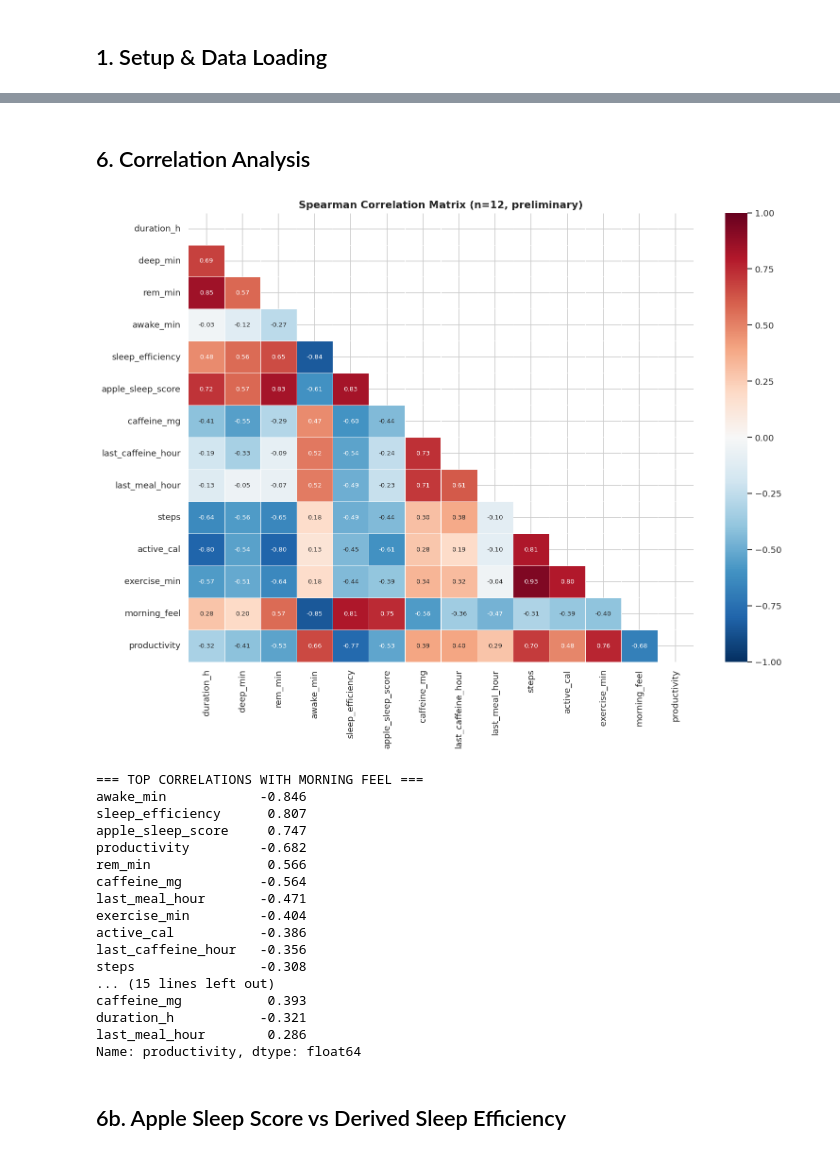
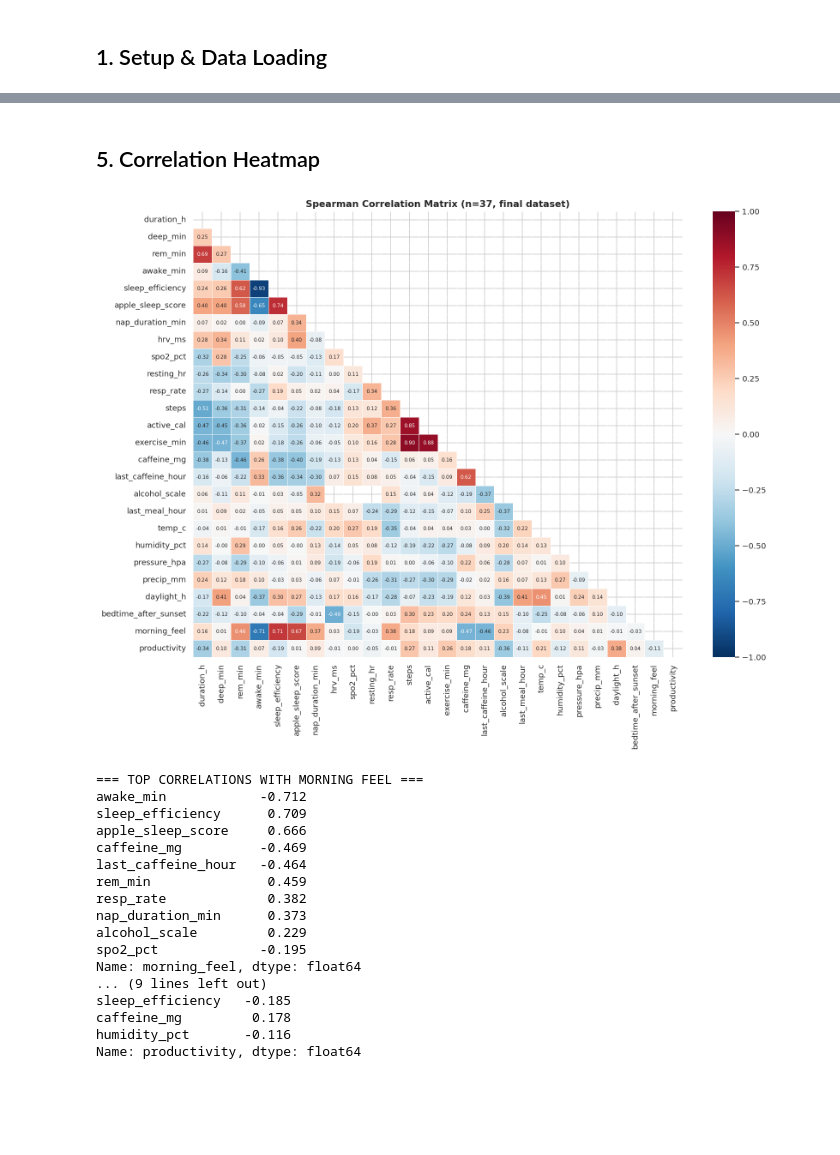
Before and after one commit to delbek/dsa_210, a Jupyter notebook: notebooks/eda_run.ipynb, the cells around one changed output, grey strips where cells are left out. Cells and saved outputs as stored; diff of their text form; code cells hidden in the pictures; blank space fills up the shorter version.

```diff
--- a/notebooks/eda_run.ipynb
+++ b/notebooks/eda_run.ipynb
@@ -20,11 +20,8 @@ plt.rcParams['figure.dpi'] = 120
 plt.rcParams['font.size'] = 11
 
 df = pd.read_csv('../data/sleep_data.csv', parse_dates=['date'])
-
-# Drop April 10 (no Watch data) and April 14 self-log (not yet filled)
-df_full = df[df['morning_feel'].notna() & df['bedtime_hour'].notna()].copy()
-
-print(f'Total nights with complete data: {len(df_full)}')
-print(f'Date range: {df_full["date"].min().date()} → {df_full["date"].max().date()}')
-df_full.head()
+df_ml = df[df[['duration_h','morning_feel','productivity']].notna().all(axis=1)].copy().reset_index(drop=True)
+print(f'Full dataset: {len(df)} rows × {df.shape[1]} cols')
+print(f'Complete observations: {len(df_ml)}')
+df.head(3)
 # %% [output]
@@ -220,47 +133,41 @@ plt.show()
 # %% [markdown]
-## 6. Correlation Analysis
+## 5. Correlation Heatmap
 # %%
-features = ['duration_h','deep_min','rem_min','awake_min','sleep_efficiency',
-            'apple_sleep_score',
-            'caffeine_mg','last_caffeine_hour','last_meal_hour',
-            'steps','active_cal','exercise_min',
-            'morning_feel','productivity']
+FEATURES = ['duration_h','deep_min','rem_min','awake_min','sleep_efficiency','apple_sleep_score',
+            'nap_duration_min','hrv_ms','spo2_pct','resting_hr','resp_rate',
+            'steps','active_cal','exercise_min','caffeine_mg','last_caffeine_hour',
+            'alcohol_scale','last_meal_hour','temp_c','humidity_pct','pressure_hpa',
+            'precip_mm','daylight_h','bedtime_after_sunset','morning_feel','productivity']
 
-corr = df_full[features].corr(method='spearman')
-
-fig, ax = plt.subplots(figsize=(13, 10))
-mask = np.zeros_like(corr, dtype=bool)
-mask[np.triu_indices_from(mask)] = True
+corr = df_ml[FEATURES].corr(method='spearman')
+fig, ax = plt.subplots(figsize=(14,11))
+mask = np.triu(np.ones_like(corr, dtype=bool))
 sns.heatmap(corr, mask=mask, annot=True, fmt='.2f', cmap='RdBu_r',
-            center=0, vmin=-1, vmax=1, ax=ax,
-            annot_kws={'size': 8}, linewidths=0.5)
-ax.set_title('Spearman Correlation Matrix (n=12, preliminary)', fontsize=13, fontweight='bold')
+            center=0, vmin=-1, vmax=1, ax=ax, annot_kws={'size':7}, linewidths=0.4)
+ax.set_title('Spearman Correlation Matrix (n=37, final dataset)', fontsize=13, fontweight='bold')
 plt.tight_layout()
-plt.savefig('correlation_matrix.png', bbox_inches='tight')
-plt.show()
+plt.savefig('correlation.png', bbox_inches='tight'); plt.show()
 
 print('=== TOP CORRELATIONS WITH MORNING FEEL ===')
-print(corr['morning_feel'].drop('morning_feel').sort_values(key=abs, ascending=False).round(3))
+print(corr['morning_feel'].drop('morning_feel').sort_values(key=abs, ascending=False).head(10).round(3))
 print('\n=== TOP CORRELATIONS WITH PRODUCTIVITY ===')
-print(corr['productivity'].drop('productivity').sort_values(key=abs, ascending=False).round(3))
+print(corr['productivity'].drop('productivity').sort_values(key=abs, ascending=False).head(10).round(3))
 # %% [output]
-[figure, old version]
+[figure, new version]
 === TOP CORRELATIONS WITH MORNING FEEL ===
-awake_min            -0.846
-sleep_efficiency      0.807
-apple_sleep_score     0.747
-productivity         -0.682
-rem_min               0.566
-caffeine_mg          -0.564
-last_meal_hour       -0.471
-exercise_min         -0.404
-active_cal           -0.386
-last_caffeine_hour   -0.356
-steps                -0.308
-... (15 lines left out)
-caffeine_mg           0.393
-duration_h           -0.321
-last_meal_hour        0.286
+awake_min            -0.712
+sleep_efficiency      0.709
+apple_sleep_score     0.666
+caffeine_mg          -0.469
+last_caffeine_hour   -0.464
+rem_min               0.459
+resp_rate             0.382
+nap_duration_min      0.373
+alcohol_scale         0.229
+spo2_pct             -0.195
+Name: morning_feel, dtype: float64
+... (9 lines left out)
+sleep_efficiency   -0.185
+caffeine_mg         0.178
+humidity_pct       -0.116
 Name: productivity, dtype: float64
-# %% [markdown]
-## 6b. Apple Sleep Score vs Derived Sleep Efficiency
```
Also changed, not shown: parts of 21 cells of this notebook, 24 other files.
